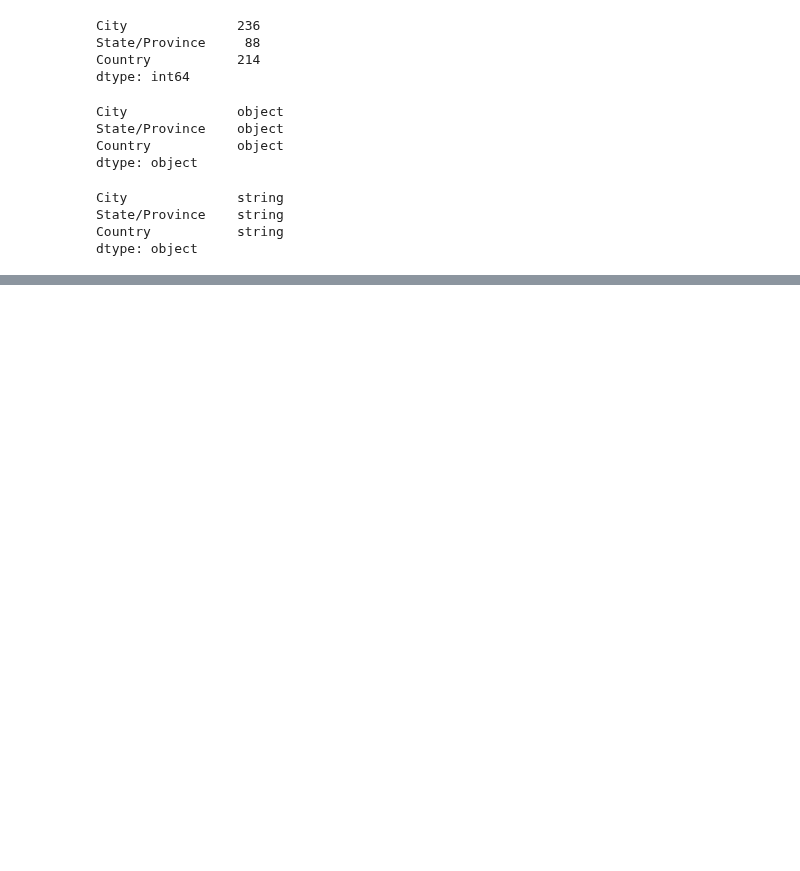
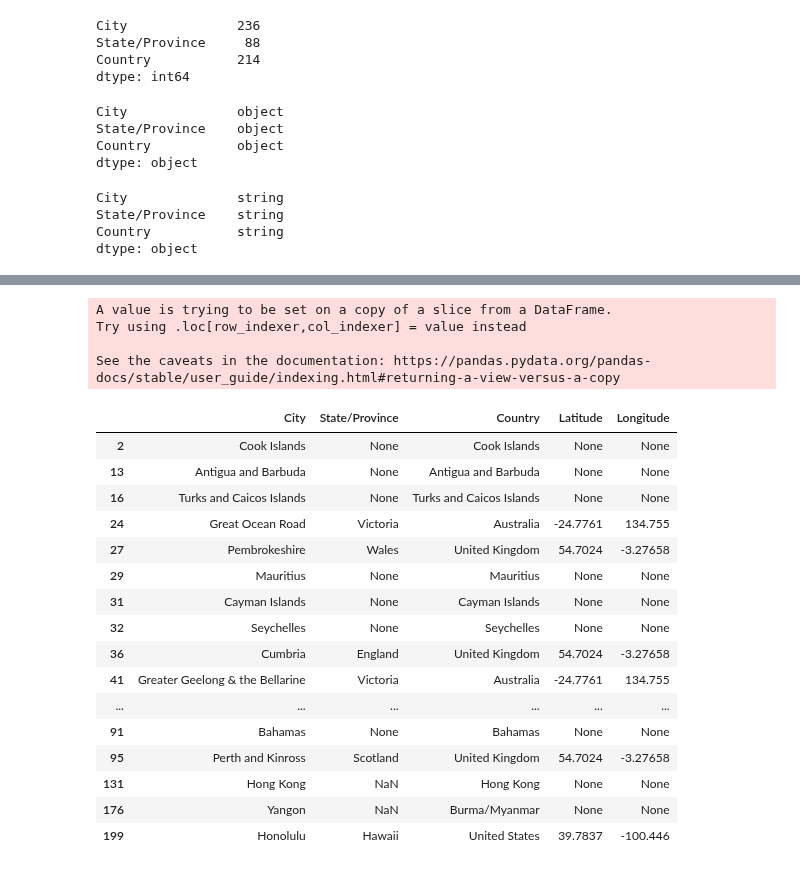
Before and after one commit to mugsiemx/honeymoon-dashboard, a Jupyter notebook: API_Calls/Localities.ipynb, the cells around one changed output, grey strips where cells are left out. Drawn from its saved outputs; the diff is of its cells as text; code cells hidden in the pictures; blank space fills up the shorter version.

```diff
--- a/API_Calls/Localities.ipynb
+++ b/API_Calls/Localities.ipynb
@@ -370,0 +396,46 @@ Nulls.head(30)
+# %%
+#run the same lat-lng function from before, but drop the 'city' part of the request
+#running just country should net us the islands we want. We want to run it on just the nulls to not interfere in the larger
+#dataset
+def lat_lng(city, state, country):
+    if city is None:
+        return None, None
+    if state is None:
+        return None, None
+    location=f'{city},{country}'
+    response=requests.get(f"https://nominatim.openstreetmap.org/search?country={country}&format=json")
+    if response.status_code==200:
+        Json=response.json()
+        if len(Json) > 0:
+            # Extract latitude and longitude coordinates
+            lat = float(Json[0]['lat'])
+            lng = float(Json[0]['lon'])
+            return lat, lng
+        else:
+            return None, None
+    else:
+        return None, None
+Nulls['Latitude'], Nulls['Longitude'] = zip(*Nulls.apply(lambda row: lat_lng(row['City'], row['State/Province'], row['Country']), axis=1))
+Nulls.head(26)
+# %% [output]
+A value is trying to be set on a copy of a slice from a DataFrame.
+Try using .loc[row_indexer,col_indexer] = value instead
+
+See the caveats in the documentation: https://pandas.pydata.org/pandas-docs/stable/user_guide/indexing.html#returning-a-view-versus-a-copy
+|  | City | State/Province | Country | Latitude | Longitude |
+| 2 | Cook Islands | None | Cook Islands | None | None |
+| 13 | Antigua and Barbuda | None | Antigua and Barbuda | None | None |
+| 16 | Turks and Caicos Islands | None | Turks and Caicos Islands | None | None |
+| 24 | Great Ocean Road | Victoria | Australia | -24.7761 | 134.755 |
+| 27 | Pembrokeshire | Wales | United Kingdom | 54.7024 | -3.27658 |
+| 29 | Mauritius | None | Mauritius | None | None |
+| 31 | Cayman Islands | None | Cayman Islands | None | None |
+| 32 | Seychelles | None | Seychelles | None | None |
+| 36 | Cumbria | England | United Kingdom | 54.7024 | -3.27658 |
+| 41 | Greater Geelong & the Bellarine | Victoria | Australia | -24.7761 | 134.755 |
+| ... | ... | ... | ... | ... | ... |
+| 91 | Bahamas | None | Bahamas | None | None |
+| 95 | Perth and Kinross | Scotland | United Kingdom | 54.7024 | -3.27658 |
+| 131 | Hong Kong | NaN | Hong Kong | None | None |
+| 176 | Yangon | NaN | Burma/Myanmar | None | None |
+| 199 | Honolulu | Hawaii | United States | 39.7837 | -100.446 |
```
Also changed, not shown: parts of 32 cells of this notebook, 7 other files.
